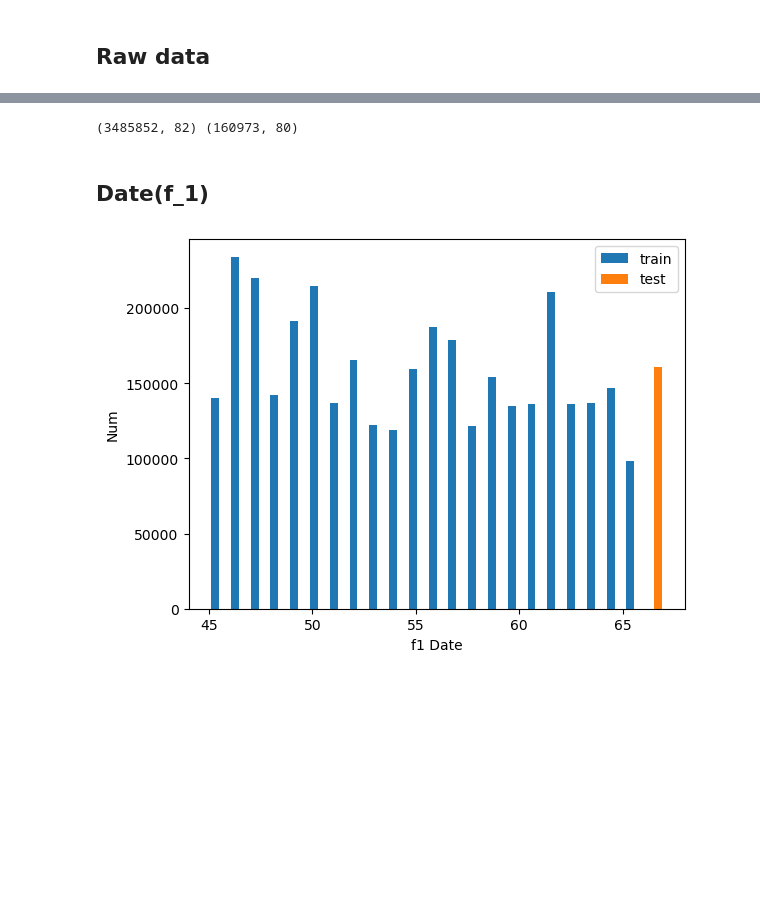
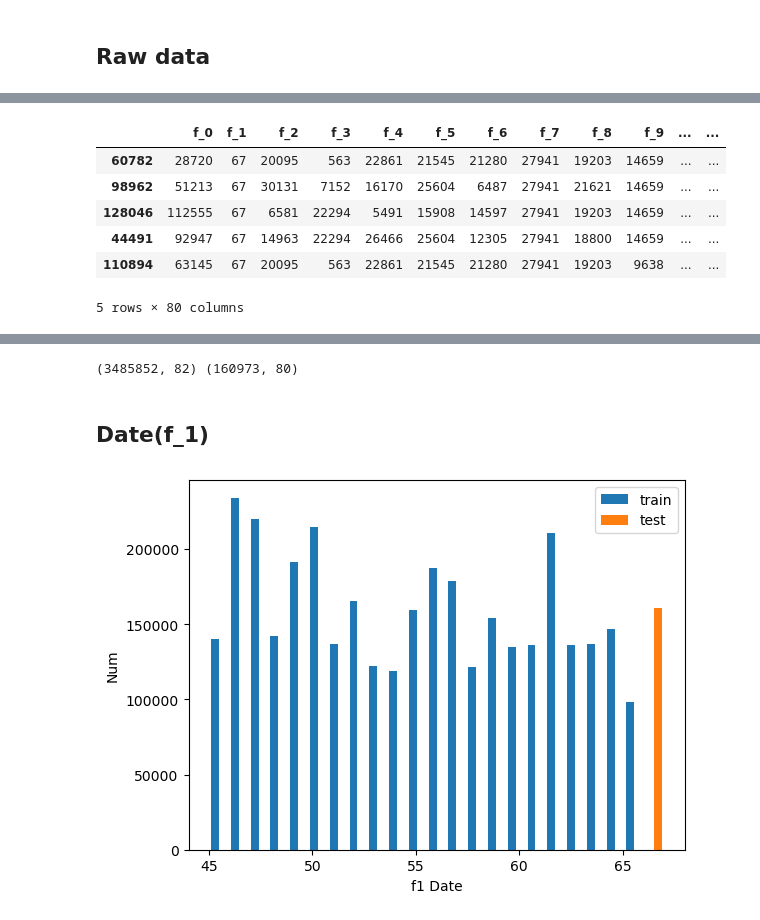
Before and after one commit to pepsi2222/RecSys-Challenge-23, a Jupyter notebook: analyze/feature.ipynb, the cells around one changed output, grey strips where cells are left out. Drawn from its saved outputs; the diff is of its cells as text; code cells hidden in the pictures; blank space fills up the shorter version.

```diff
--- a/analyze/feature.ipynb
+++ b/analyze/feature.ipynb
@@ -37,3 +45,13 @@ tst_df = pd.read_csv(tst_data_pth, sep='\t', header=0)
+# %%
+tst_df.sample(5)
+# %% [output]
+|  | f_0 | f_1 | f_2 | f_3 | f_4 | f_5 | f_6 | f_7 | f_8 | f_9 | ... | ... |
+| 60782 | 28720 | 67 | 20095 | 563 | 22861 | 21545 | 21280 | 27941 | 19203 | 14659 | ... | ... |
+| 98962 | 51213 | 67 | 30131 | 7152 | 16170 | 25604 | 6487 | 27941 | 21621 | 14659 | ... | ... |
+| 128046 | 112555 | 67 | 6581 | 22294 | 5491 | 15908 | 14597 | 27941 | 19203 | 14659 | ... | ... |
+| 44491 | 92947 | 67 | 14963 | 22294 | 26466 | 25604 | 12305 | 27941 | 18800 | 14659 | ... | ... |
+| 110894 | 63145 | 67 | 20095 | 563 | 22861 | 21545 | 21280 | 27941 | 19203 | 9638 | ... | ... |
+5 rows × 80 columns
 # %%
 trn_df.describe()
 # %% [output]
```
Also changed, not shown: parts of 9 cells of this notebook, 6 other files.
